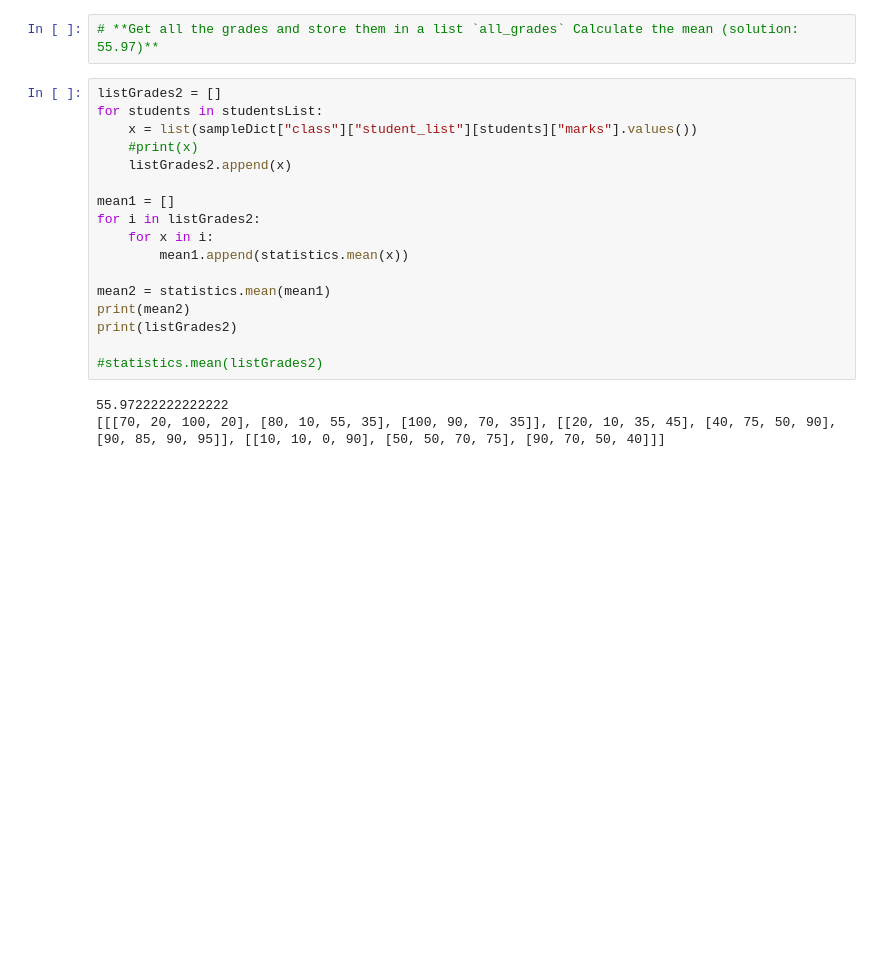
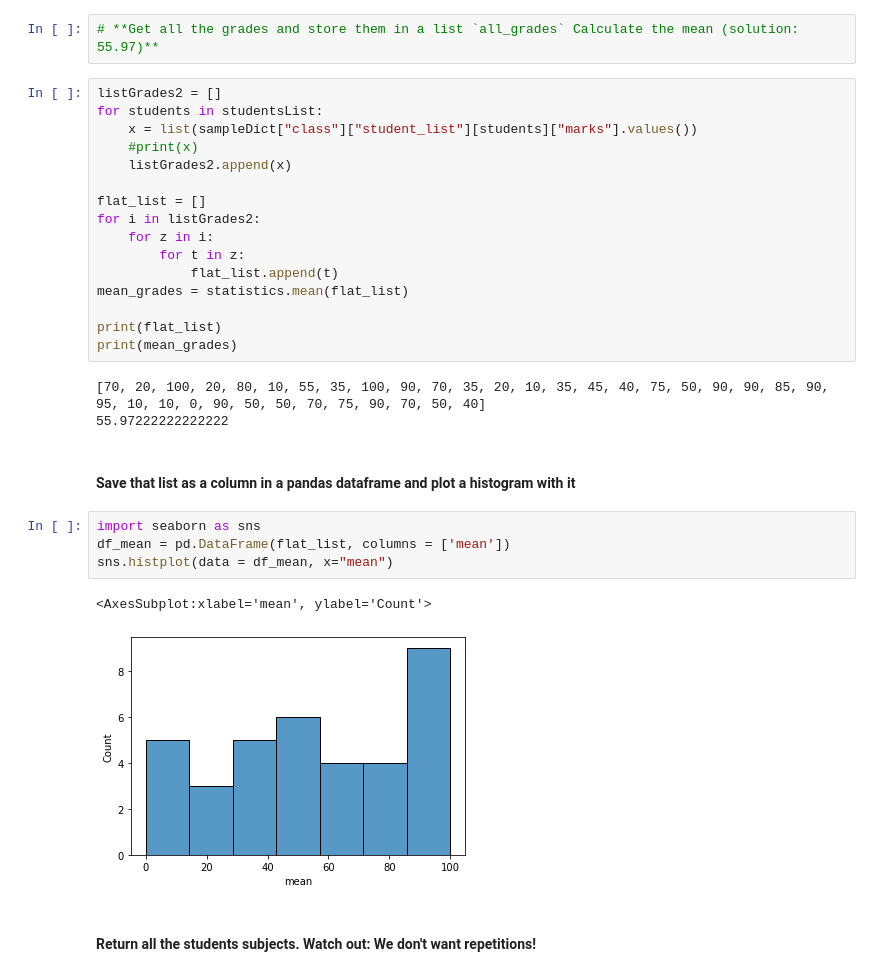
Before and after one commit to tommella90/TommasoLaboratories, a Jupyter notebook: w1d2_PythonBasics.ipynb, the cells around one changed output. Saved outputs shown, nothing was run; the diff lists cells and outputs as text; blank space fills up the shorter version.

```diff
--- a/w1d2_PythonBasics.ipynb
+++ b/w1d2_PythonBasics.ipynb
@@ -438,16 +438,26 @@ for students in studentsList:
     #print(x)
     listGrades2.append(x)
 
-mean1 = []
+flat_list = []
 for i in listGrades2:
-    for x in i:
-        mean1.append(statistics.mean(x))
+    for z in i:
+        for t in z:
+            flat_list.append(t)
+mean_grades = statistics.mean(flat_list)
 
-mean2 = statistics.mean(mean1)
-print(mean2)
-print(listGrades2)
-
-#statistics.mean(listGrades2)
+print(flat_list)
+print(mean_grades)
 # %% [output]
+[70, 20, 100, 20, 80, 10, 55, 35, 100, 90, 70, 35, 20, 10, 35, 45, 40, 75, 50, 90, 90, 85, 90, 95, 10, 10, 0, 90, 50, 50, 70, 75, 90, 70, 50, 40]
 55.97222222222222
-[[[70, 20, 100, 20], [80, 10, 55, 35], [100, 90, 70, 35]], [[20, 10, 35, 45], [40, 75, 50, 90], [90, 85, 90, 95]], [[10, 10, 0, 90], [50, 50, 70, 75], [90, 70, 50, 40]]]
+# %% [markdown]
+#### **Save that list as a column in a pandas dataframe and plot a histogram with it**
+# %%
+import seaborn as sns
+df_mean = pd.DataFrame(flat_list, columns = ['mean'])
+sns.histplot(data = df_mean, x="mean")
+# %% [output]
+<AxesSubplot:xlabel='mean', ylabel='Count'>
+[figure, added]
+# %% [markdown]
+#### **Return all the students subjects. Watch out: We don't want repetitions!**
```
Also changed, not shown: parts of 10 cells of this notebook.
